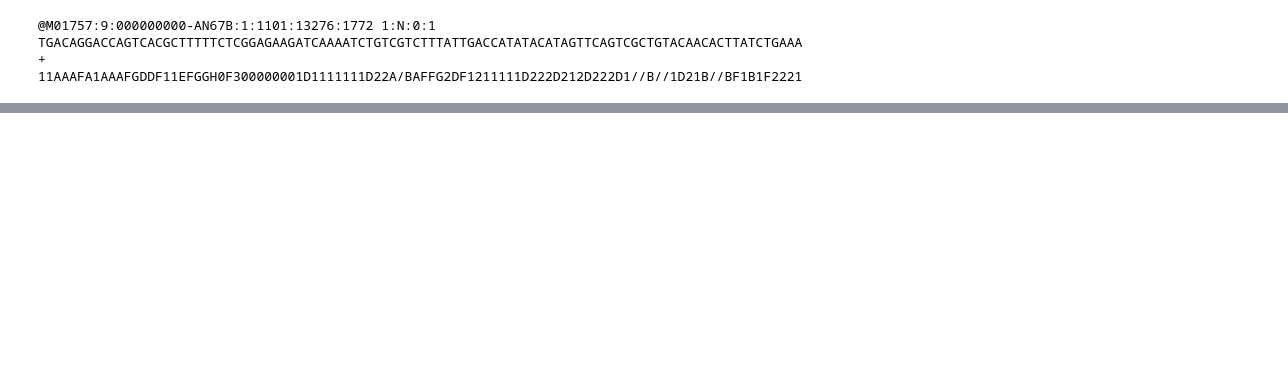
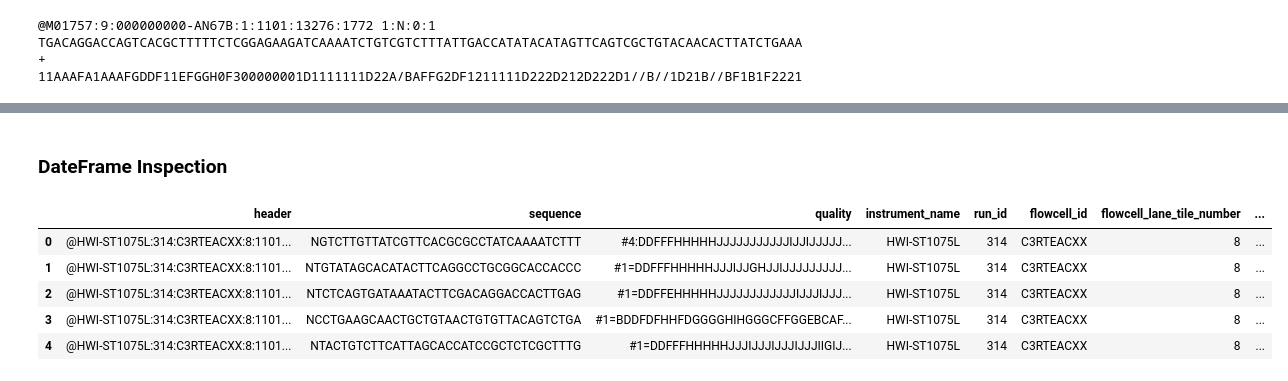
Before and after one commit to awells-uva/capstone2022, a Jupyter notebook: Read_Fast_Files.ipynb, the cells around one changed output, grey strips where cells are left out. Saved outputs shown, nothing was run; the diff lists cells and outputs as text; code cells hidden in the pictures; blank space fills up the shorter version.

```diff
--- a/Read_Fast_Files.ipynb
+++ b/Read_Fast_Files.ipynb
@@ -66,0 +129,11 @@ df.head()
+# %% [markdown]
+### DateFrame Inspection
+# %%
+df.head()
+# %% [output]
+|  | header | sequence | quality | instrument_name | run_id | flowcell_id | flowcell_lane_tile_number | ... |
+| 0 | @HWI-ST1075L:314:C3RTEACXX:8:1101... | NGTCTTGTTATCGTTCACGCGCCTATCAAAATCTTT | #4:DDFFFHHHHHJJJJJJJJJJJIJJIJJJJJ... | HWI-ST1075L | 314 | C3RTEACXX | 8 | ... |
+| 1 | @HWI-ST1075L:314:C3RTEACXX:8:1101... | NTGTATAGCACATACTTCAGGCCTGCGGCACCACCC | #1=DDFFFHHHHHJJJIJJGHJJIJJJJJJJJJ... | HWI-ST1075L | 314 | C3RTEACXX | 8 | ... |
+| 2 | @HWI-ST1075L:314:C3RTEACXX:8:1101... | NTCTCAGTGATAAATACTTCGACAGGACCACTTGAG | #1=DDFFEHHHHHJJJJJJJJJJJJIJJJIJJJ... | HWI-ST1075L | 314 | C3RTEACXX | 8 | ... |
+| 3 | @HWI-ST1075L:314:C3RTEACXX:8:1101... | NCCTGAAGCAACTGCTGTAACTGTGTTACAGTCTGA | #1=BDDFDFHHFDGGGGHIHGGGCFFGGEBCAF... | HWI-ST1075L | 314 | C3RTEACXX | 8 | ... |
+| 4 | @HWI-ST1075L:314:C3RTEACXX:8:1101... | NTACTGTCTTCATTAGCACCATCCGCTCTCGCTTTG | #1=DDFFFHHHHHJJJIJJJIJJJIJJJIIGIJ... | HWI-ST1075L | 314 | C3RTEACXX | 8 | ... |
```
Also changed, not shown: parts of 22 cells of this notebook, 2 other files.
